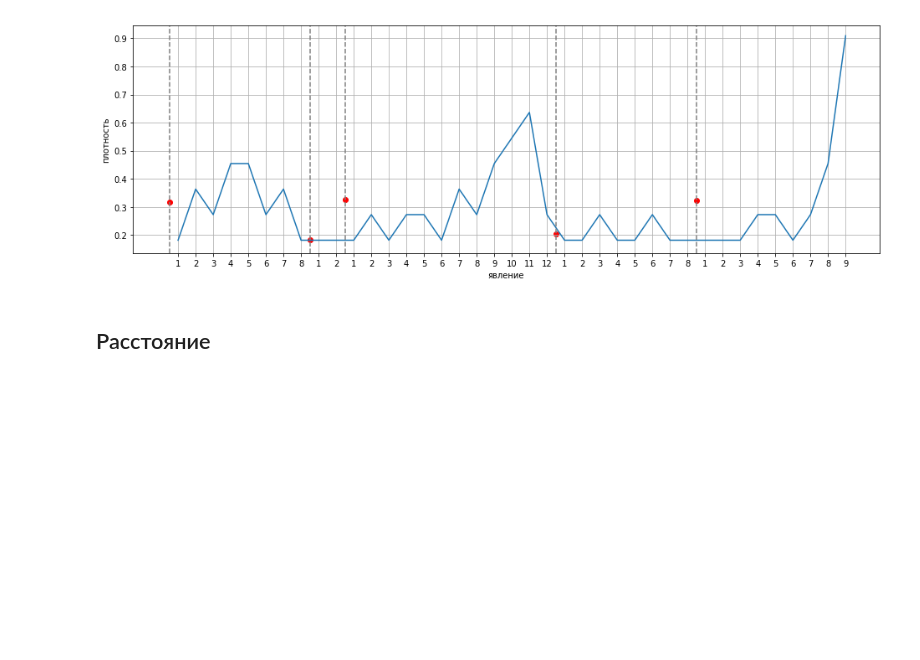
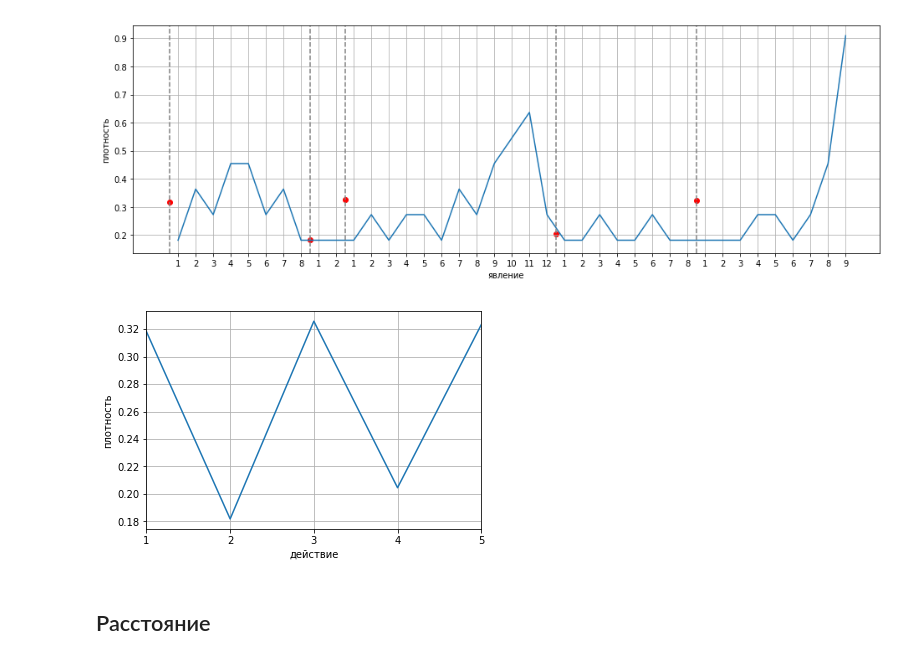
Before and after one commit to katya-avem/thesis_2019, a Jupyter notebook: les.ipynb, the cells around one changed output. Saved outputs shown, nothing was run; the diff lists cells and outputs as text; code cells hidden in the pictures; blank space fills up the shorter version.

```diff
--- a/les.ipynb
+++ b/les.ipynb
@@ -150,6 +150,15 @@ plt.ylabel('плотность');
 plt.grid();
 # %% [output]
 [figure]
+# %%
+plt.plot(act_d)
+plt.grid();
+plt.xlabel('действие');
+plt.ylabel('плотность');
+plt.xticks(range(len(act_d)+1), range(1, len(act_d)+1));
+plt.xlim([0, len(act_d)-1]);
+# %% [output]
+[figure, added]
 # %% [markdown]
 ## Расстояние
 # %%
```
Also changed, not shown: 6 other files.
